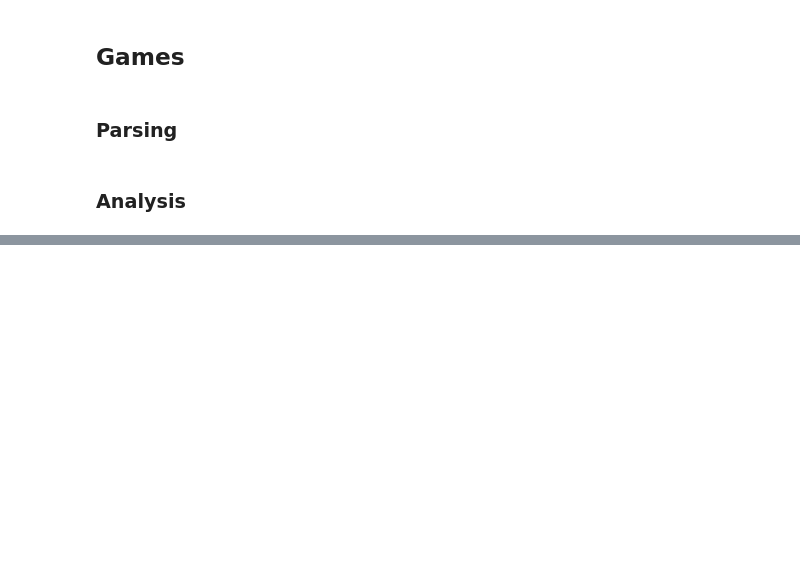
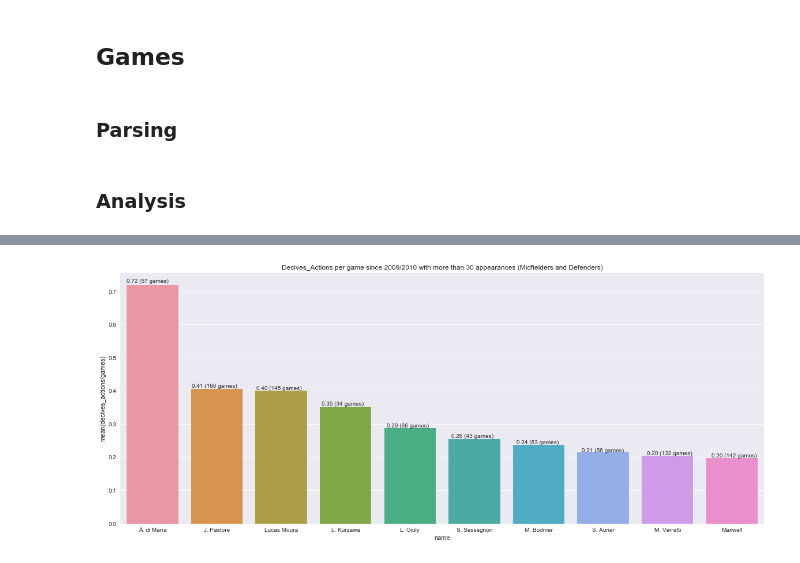
Before and after one commit to alexattia/Data-Science-Projects, a Jupyter notebook: KaggleSoccer/Parsing Soccer Ways.ipynb, the cells around one changed output, grey strips where cells are left out. Cells and saved outputs as stored; diff of their text form; code cells hidden in the pictures; blank space fills up the shorter version.

```diff
--- a/KaggleSoccer/Parsing Soccer Ways.ipynb
+++ b/KaggleSoccer/Parsing Soccer Ways.ipynb
@@ -153,0 +255,12 @@ ax[2][2].set_title('Assist player')
+# %%
+f, ax = plt.subplots(figsize=(20,8))
+kind = 'decives_actions'
+nb_appar = 30
+d1 = stats_all_time[(stats_all_time.appearances > nb_appar) & (stats_all_time.position.isin(['D', 'M']))].sort_values('{}/games'.format(kind), ascending=False)
+d = d1['{}/games'.format(kind)][:10]
+sns.barplot(d.index, d, ax = ax)
+ax.set_title('{} per game since 2009/2010 with more than {} appearances (Midfielders and Defenders)'.format(kind.title(), nb_appar))
+for k, p in enumerate(ax.patches):
+    ax.annotate('%.2f (%d games)' % (p.get_height(), d1.appearances[k]), (p.get_x() * 1.01, p.get_height() * 1.01))
+# %% [output]
+[figure, added]
```
Also changed, not shown: parts of 11 cells of this notebook, 3 other files.
